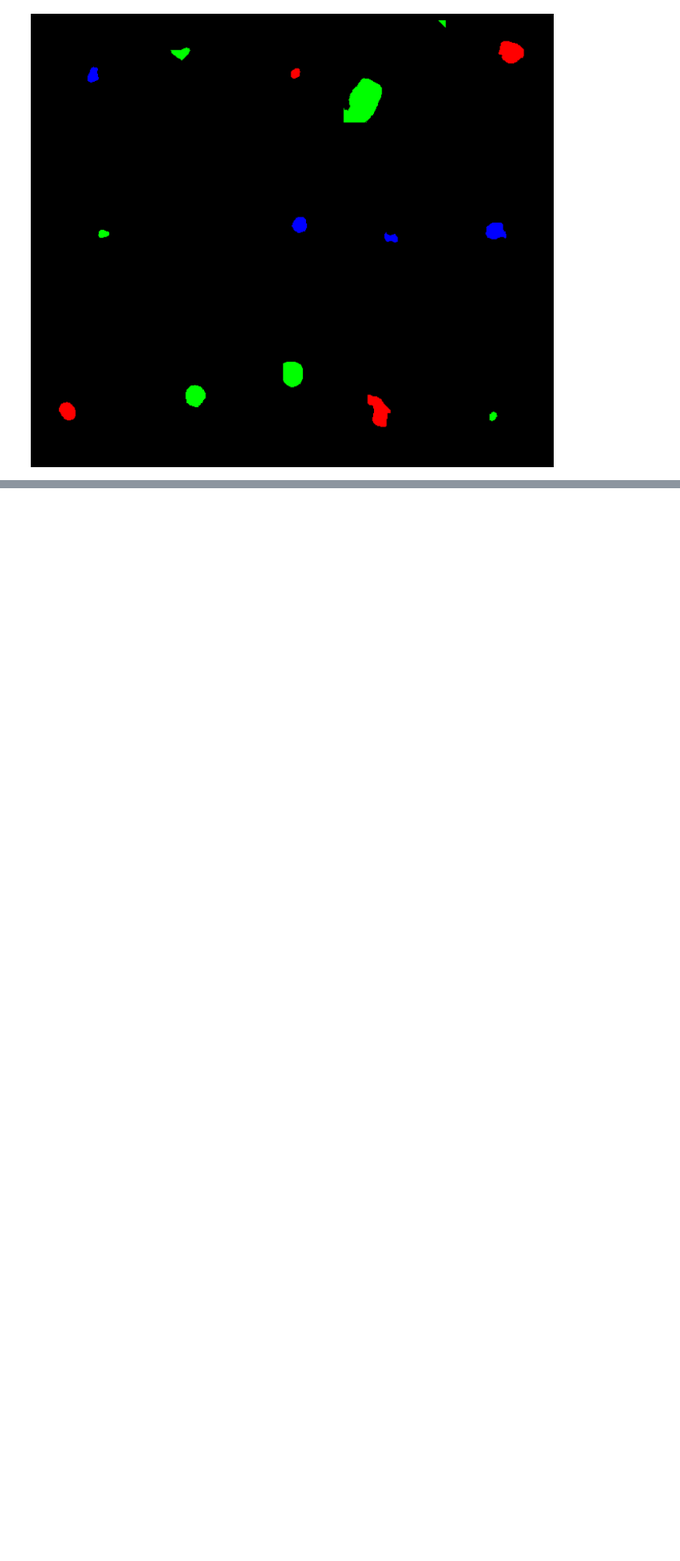
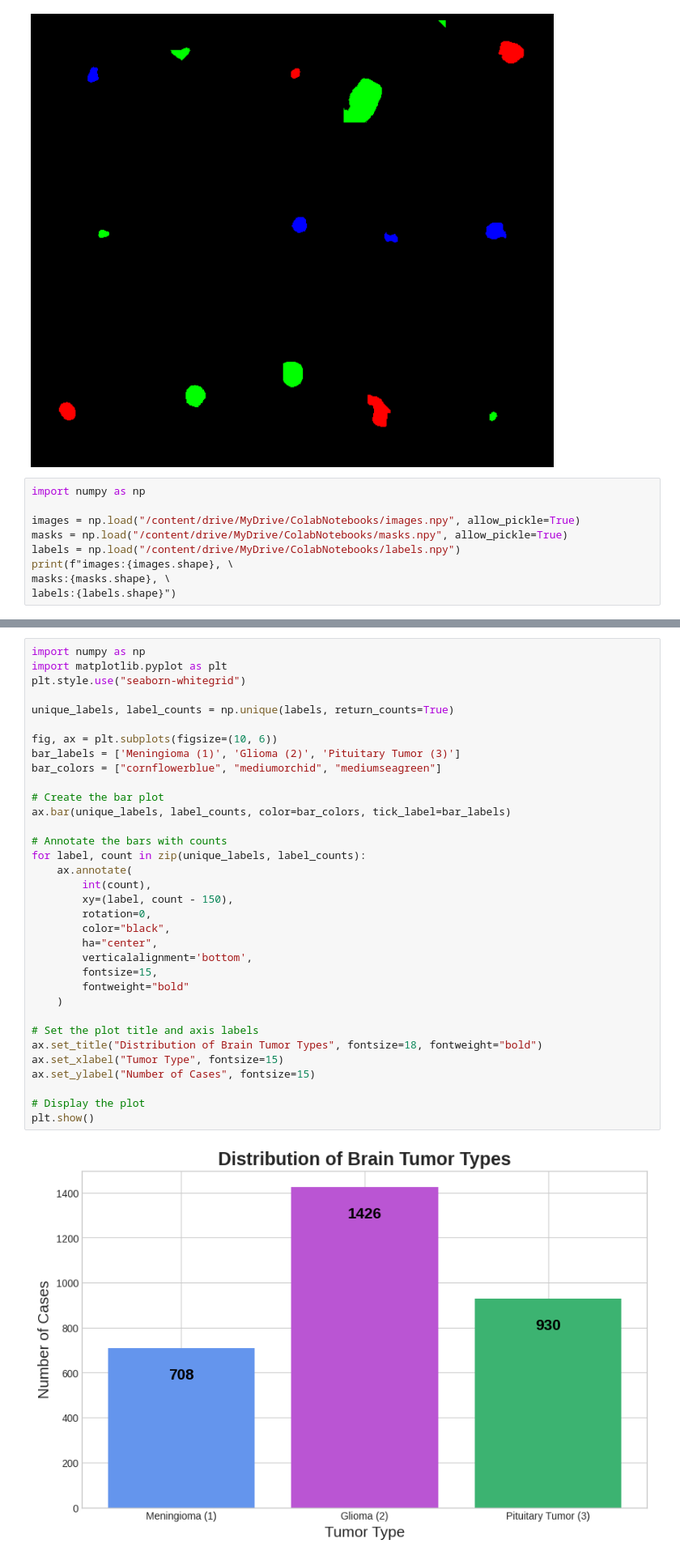
Before and after one commit to nipun09singh/fyp, a Jupyter notebook: scripts/init_data.ipynb, the cells around one changed output, grey strips where cells are left out. Shown at 81% size. Saved outputs shown, nothing was run; the diff lists cells and outputs as text; blank space fills up the shorter version.

Commit message:
FIGURE 8 of report generated by code

```diff
--- a/scripts/init_data.ipynb
+++ b/scripts/init_data.ipynb
@@ -440,3 +442,12 @@ WARNING:matplotlib.image:Clipping input data to the valid range for imshow with
 WARNING:matplotlib.image:Clipping input data to the valid range for imshow with RGB data ([0..1] for floats or [0..255] for integers).
 [figure]
 [figure]
+# %%
+import numpy as np
+
+images = np.load("/content/drive/MyDrive/ColabNotebooks/images.npy", allow_pickle=True)
+masks = np.load("/content/drive/MyDrive/ColabNotebooks/masks.npy", allow_pickle=True)
+labels = np.load("/content/drive/MyDrive/ColabNotebooks/labels.npy")
+print(f"images:{images.shape}, \
+masks:{masks.shape}, \
+labels:{labels.shape}")
@@ -442,0 +456,36 @@ WARNING:matplotlib.image:Clipping input data to the valid range for imshow with
+# %%
+import numpy as np
+import matplotlib.pyplot as plt
+plt.style.use("seaborn-whitegrid")
+
+unique_labels, label_counts = np.unique(labels, return_counts=True)
+
+fig, ax = plt.subplots(figsize=(10, 6))
+bar_labels = ['Meningioma (1)', 'Glioma (2)', 'Pituitary Tumor (3)']
+bar_colors = ["cornflowerblue", "mediumorchid", "mediumseagreen"]
+
+# Create the bar plot
+ax.bar(unique_labels, label_counts, color=bar_colors, tick_label=bar_labels)
+
+# Annotate the bars with counts
+for label, count in zip(unique_labels, label_counts):
+    ax.annotate(
+        int(count),
+        xy=(label, count - 150),
+        rotation=0,
+        color="black",
+        ha="center",
+        verticalalignment='bottom',
+        fontsize=15,
+        fontweight="bold"
+    )
+
+# Set the plot title and axis labels
+ax.set_title("Distribution of Brain Tumor Types", fontsize=18, fontweight="bold")
+ax.set_xlabel("Tumor Type", fontsize=15)
+ax.set_ylabel("Number of Cases", fontsize=15)
+
+# Display the plot
+plt.show()
+# %% [output]
+[figure, added]
```
Also changed, not shown: parts of 3 cells of this notebook.
